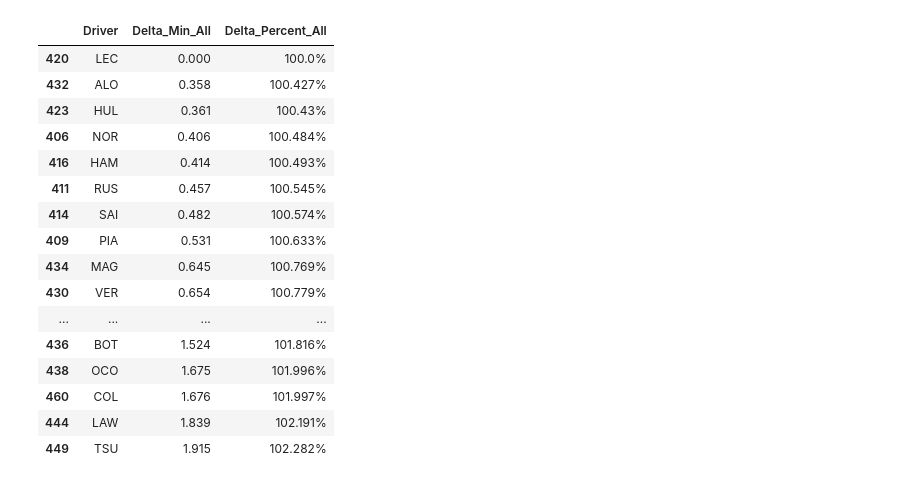
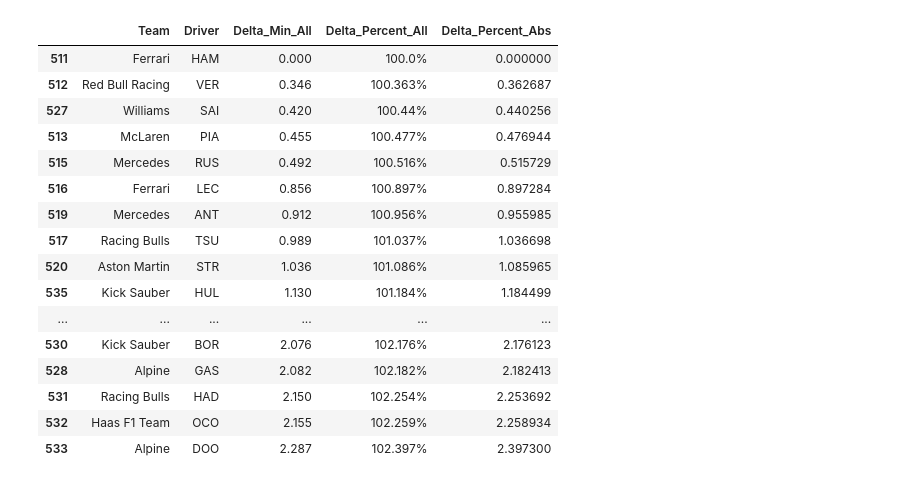
Before and after one commit to rhishabh723/analytics_scripts, a Jupyter notebook: F1_Scripts/Sprint Race/Sprint Race Driver Pace Comps.ipynb, the cells around one changed output. Saved outputs shown, nothing was run; the diff lists cells and outputs as text; code cells hidden in the pictures.

```diff
--- a/F1_Scripts/Sprint Race/Sprint Race Driver Pace Comps.ipynb
+++ b/F1_Scripts/Sprint Race/Sprint Race Driver Pace Comps.ipynb
@@ -33,7 +35,7 @@ ORDER BY LapNumber, LapStartTime
 """
 track3=pandas_gbq.read_gbq(query2,project_id,dialect='standard')
 # %%
-track2=track3[(track3["GP"]=='Qatar Grand Prix')&(track3["Year"]==2024)]
+track2=track3[(track3["GP"]=='Chinese Grand Prix')&(track3["Year"]==2025)]
 track2.head()
 year=track2['Year'].iloc[0]
 gp=track2['GP'].iloc[0]
@@ -48,6 +49,7 @@ See the caveats in the documentation: https://pandas.pydata.org/pandas-docs/stab
 # %%
 # track2['LapTime'].dt.total_seconds().min()*1.07
 track2=track2[track2['LapNumber']!=1.0]
+track2=track2[track2['LapNumber']!=19.0]
 # %%
 # quicklaps=track2[track2["LapTime"]<track2['LapTime'].min()*1.1]
 quicklaps=track2
@@ -62,3 +64,6 @@ quicklaps.head()
+# %%
+#Remove Pitstops and Track Status other than Clear to remove slow laps
+quicklaps=quicklaps[((quicklaps["PitOutTime"]=='NaT')&(quicklaps["PitInTime"]=='NaT')&(~quicklaps["TrackStatus"].isin(['4','41','5','6','7','124'])))]
 # %%
 transformed_laps = quicklaps.copy()
 transformed_laps.loc[:, "LapTime (s)"] = quicklaps["LapTime"].dt.total_seconds()
@@ -284,36 +307,36 @@ fig_median.write_html("/Users/rdesh723/statpulse-html/plots/Sprint Race Driver P
 # %%
 #Get MINIMUM OF ALL LAP TIMES
 transformed_laps['min_all'] = transformed_laps['LapTime (s)'].groupby(transformed_laps['Driver']).transform('min')
 
 fastest_lap_all = transformed_laps["min_all"].min()
 transformed_laps['Delta_Min_All']= transformed_laps["min_all"] - (fastest_lap_all)
 transformed_laps['Delta_Percent_All']= (transformed_laps["min_all"]/(fastest_lap_all)-1)*100
 transformed_laps['Delta_Percent_Abs']=transformed_laps['Delta_Percent_All']
 transformed_laps['Delta_Percent_All']=transformed_laps['Delta_Percent_All']+100
 transformed_laps['Delta_Percent_All']=transformed_laps['Delta_Percent_All'].round(3)
 transformed_laps['Delta_Percent_All']=transformed_laps['Delta_Percent_All'].astype(str)
 transformed_laps['Delta_Percent_All']=transformed_laps['Delta_Percent_All']+"%"
-transformed_laps_relative_min_all=transformed_laps[["Driver","Delta_Min_All","Delta_Percent_All","Delta_Percent_Abs"]].drop_duplicates()
+transformed_laps_relative_min_all=transformed_laps[["Team","Driver","Delta_Min_All","Delta_Percent_All","Delta_Percent_Abs"]].drop_duplicates()
 transformed_laps_relative_min_all=transformed_laps_relative_min_all.sort_values("Delta_Min_All")
 transformed_laps_relative_min_all
 # %% [output]
-|  | Driver | Delta_Min_All | Delta_Percent_All |
-| 420 | LEC | 0.000 | 100.0% |
-| 432 | ALO | 0.358 | 100.427% |
-| 423 | HUL | 0.361 | 100.43% |
-| 406 | NOR | 0.406 | 100.484% |
-| 416 | HAM | 0.414 | 100.493% |
-| 411 | RUS | 0.457 | 100.545% |
-| 414 | SAI | 0.482 | 100.574% |
-| 409 | PIA | 0.531 | 100.633% |
-| 434 | MAG | 0.645 | 100.769% |
-| 430 | VER | 0.654 | 100.779% |
-| ... | ... | ... | ... |
-| 436 | BOT | 1.524 | 101.816% |
-| 438 | OCO | 1.675 | 101.996% |
-| 460 | COL | 1.676 | 101.997% |
-| 444 | LAW | 1.839 | 102.191% |
-| 449 | TSU | 1.915 | 102.282% |
+|  | Team | Driver | Delta_Min_All | Delta_Percent_All | Delta_Percent_Abs |
+| 511 | Ferrari | HAM | 0.000 | 100.0% | 0.000000 |
+| 512 | Red Bull Racing | VER | 0.346 | 100.363% | 0.362687 |
+| 527 | Williams | SAI | 0.420 | 100.44% | 0.440256 |
+| 513 | McLaren | PIA | 0.455 | 100.477% | 0.476944 |
+| 515 | Mercedes | RUS | 0.492 | 100.516% | 0.515729 |
+| 516 | Ferrari | LEC | 0.856 | 100.897% | 0.897284 |
+| 519 | Mercedes | ANT | 0.912 | 100.956% | 0.955985 |
+| 517 | Racing Bulls | TSU | 0.989 | 101.037% | 1.036698 |
+| 520 | Aston Martin | STR | 1.036 | 101.086% | 1.085965 |
+| 535 | Kick Sauber | HUL | 1.130 | 101.184% | 1.184499 |
+| ... | ... | ... | ... | ... | ... |
+| 530 | Kick Sauber | BOR | 2.076 | 102.176% | 2.176123 |
+| 528 | Alpine | GAS | 2.082 | 102.182% | 2.182413 |
+| 531 | Racing Bulls | HAD | 2.150 | 102.254% | 2.253692 |
+| 532 | Haas F1 Team | OCO | 2.155 | 102.259% | 2.258934 |
+| 533 | Alpine | DOO | 2.287 | 102.397% | 2.397300 |
 # %%
 for index, row in transformed_laps_relative_min_all.iterrows():
   if transformed_laps_relative_min_all.loc[index, 'Delta_Min_All']==0.0:
```
Also changed, not shown: parts of 15 cells of this notebook, 53 other files.
